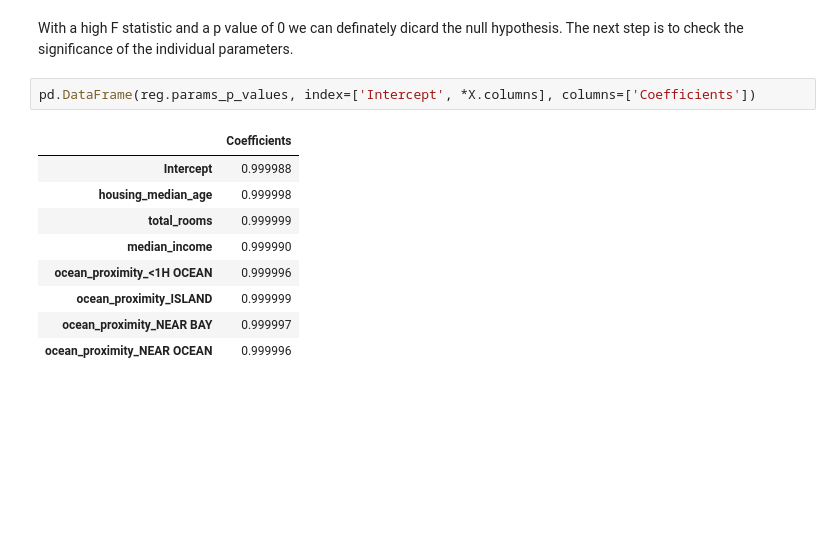
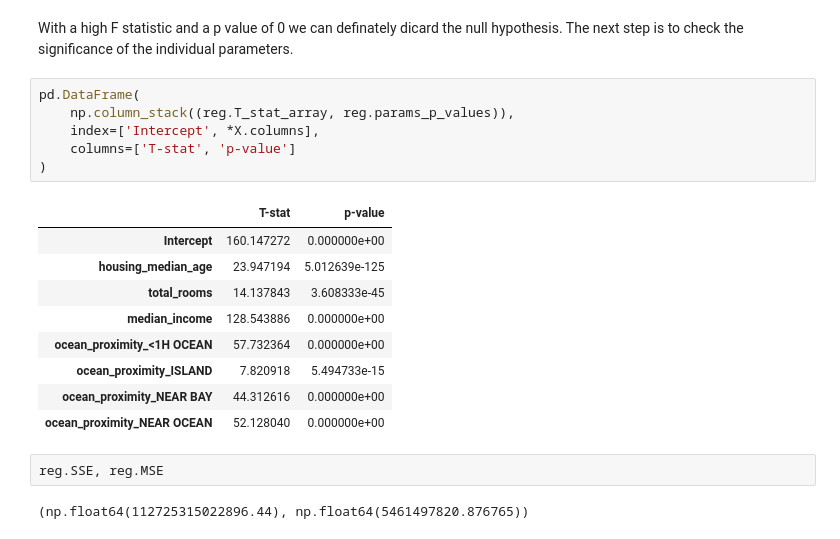
Before and after one commit to Theodor-Helje/python-programming-Theodor-Helje, a Jupyter notebook: Statistiska metoder/Labb/labb_assignment.ipynb, the cells around one changed output. Drawn from its saved outputs; the diff is of its cells as text; blank space fills up the shorter version.

```diff
--- a/Statistiska metoder/Labb/labb_assignment.ipynb
+++ b/Statistiska metoder/Labb/labb_assignment.ipynb
@@ -152,14 +152,22 @@ reg.F_stat, reg.p_value
 # %% [markdown]
 With a high F statistic and a p value of 0 we can definately dicard the null hypothesis. The next step is to check the significance of the individual parameters.
 # %%
-pd.DataFrame(reg.params_p_values, index=['Intercept', *X.columns], columns=['Coefficients'])
+pd.DataFrame(
+    np.column_stack((reg.T_stat_array, reg.params_p_values)),
+    index=['Intercept', *X.columns],
+    columns=['T-stat', 'p-value']
+)
 # %% [output]
-|  | Coefficients |
-| Intercept | 0.999988 |
-| housing_median_age | 0.999998 |
-| total_rooms | 0.999999 |
-| median_income | 0.999990 |
-| ocean_proximity_<1H OCEAN | 0.999996 |
-| ocean_proximity_ISLAND | 0.999999 |
-| ocean_proximity_NEAR BAY | 0.999997 |
-| ocean_proximity_NEAR OCEAN | 0.999996 |
+|  | T-stat | p-value |
+| Intercept | 160.147272 | 0.000000e+00 |
+| housing_median_age | 23.947194 | 5.012639e-125 |
+| total_rooms | 14.137843 | 3.608333e-45 |
+| median_income | 128.543886 | 0.000000e+00 |
+| ocean_proximity_<1H OCEAN | 57.732364 | 0.000000e+00 |
+| ocean_proximity_ISLAND | 7.820918 | 5.494733e-15 |
+| ocean_proximity_NEAR BAY | 44.312616 | 0.000000e+00 |
+| ocean_proximity_NEAR OCEAN | 52.128040 | 0.000000e+00 |
+# %%
+reg.SSE, reg.MSE
+# %% [output]
+(np.float64(112725315022896.44), np.float64(5461497820.876765))
```
